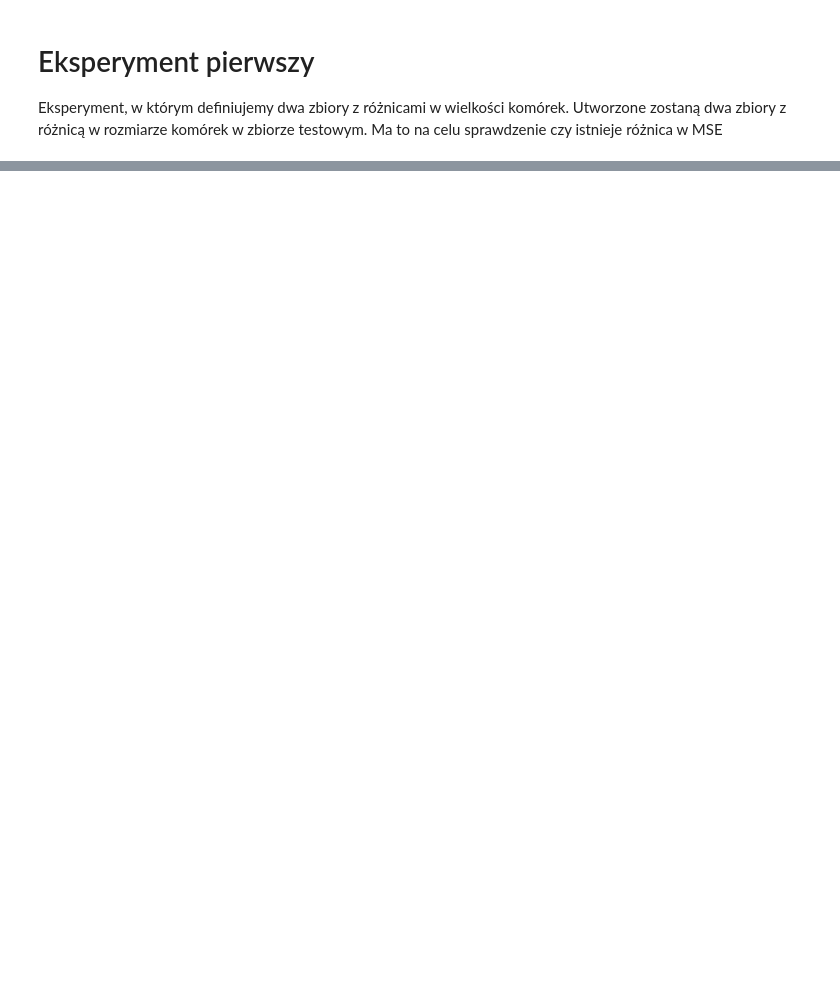
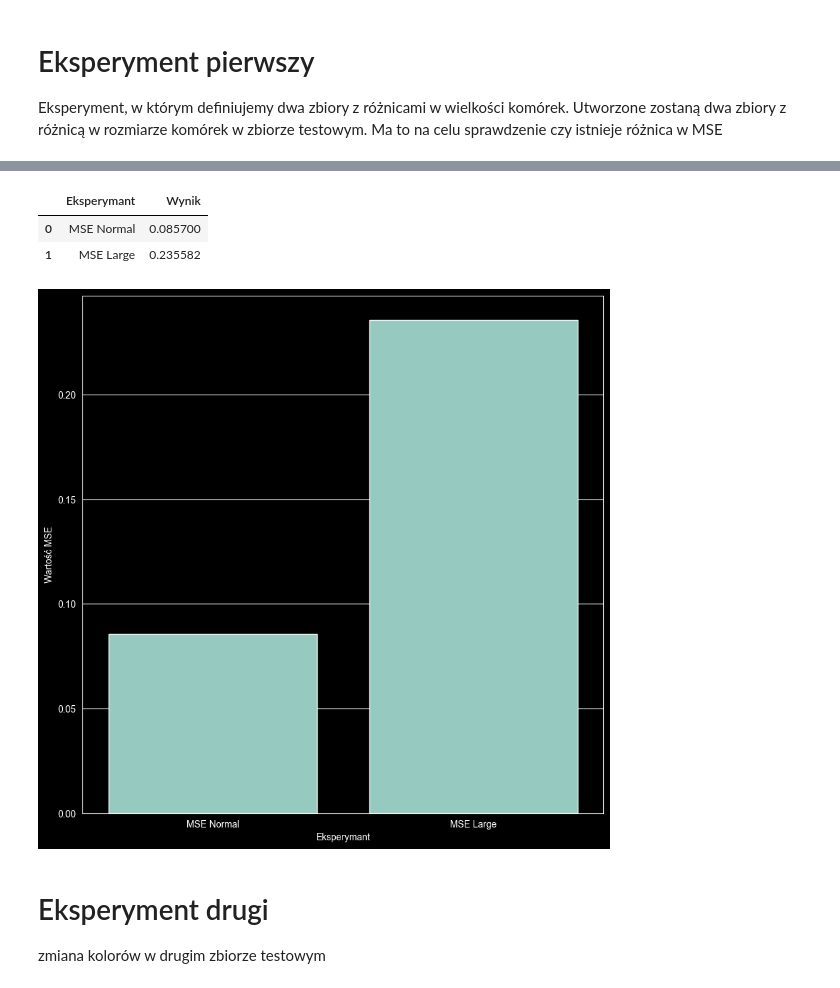
Before and after one commit to kosinus2000/Projekt_Inzynierski, a Jupyter notebook: notebooks/03_testy_i_wyniki.ipynb, the cells around one changed output, grey strips where cells are left out. Cells and saved outputs as stored; diff of their text form; code cells hidden in the pictures; blank space fills up the shorter version.

```diff
--- a/notebooks/03_testy_i_wyniki.ipynb
+++ b/notebooks/03_testy_i_wyniki.ipynb
@@ -126,0 +133,26 @@ WYNIKI DLA KOMÓREK DUŻYCH
+# %%
+import pandas as pd
+
+temp = [{'Eksperymant': 'MSE Normal', 'Wynik': mse_normal},
+        {'Eksperymant': 'MSE Large', 'Wynik': mse_large}
+]
+
+mse_dataset = pd.DataFrame(temp, columns=['Eksperymant', 'Wynik'])
+mse_dataset
+# %% [output]
+|  | Eksperymant | Wynik |
+| 0 | MSE Normal | 0.085700 |
+| 1 | MSE Large | 0.235582 |
+# %%
+import matplotlib.pyplot as plt
+import seaborn as sns
+
+plt.figure(figsize=(10, 10))
+sns.barplot(data=mse_dataset, y='Wynik',x='Eksperymant')
+plt.ylabel("Wartość MSE")
+plt.show()
+# %% [output]
+[figure, added]
+# %% [markdown]
+# Eksperyment drugi
+zmiana kolorów w drugim zbiorze testowym
```
Also changed, not shown: parts of 4 cells of this notebook.
